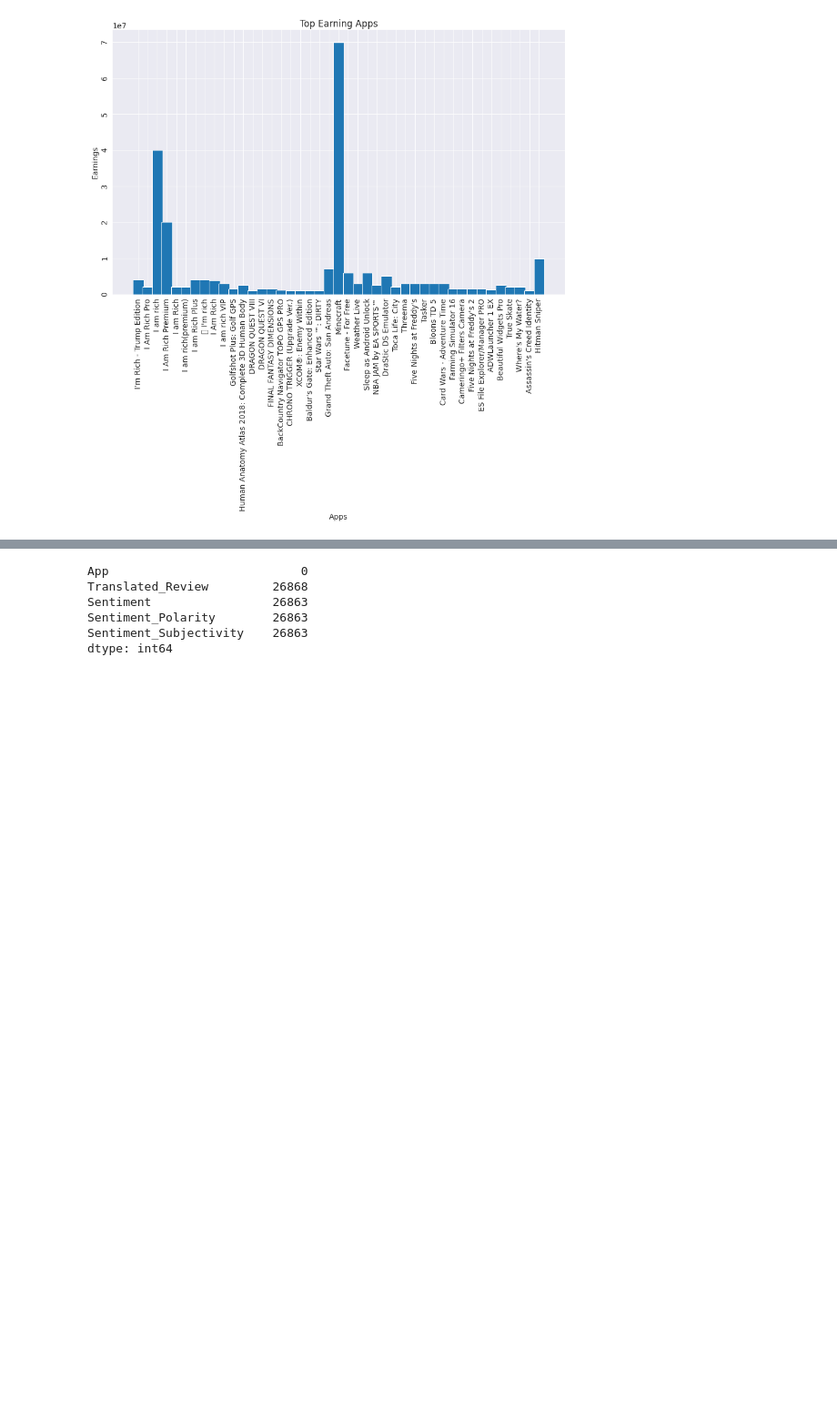
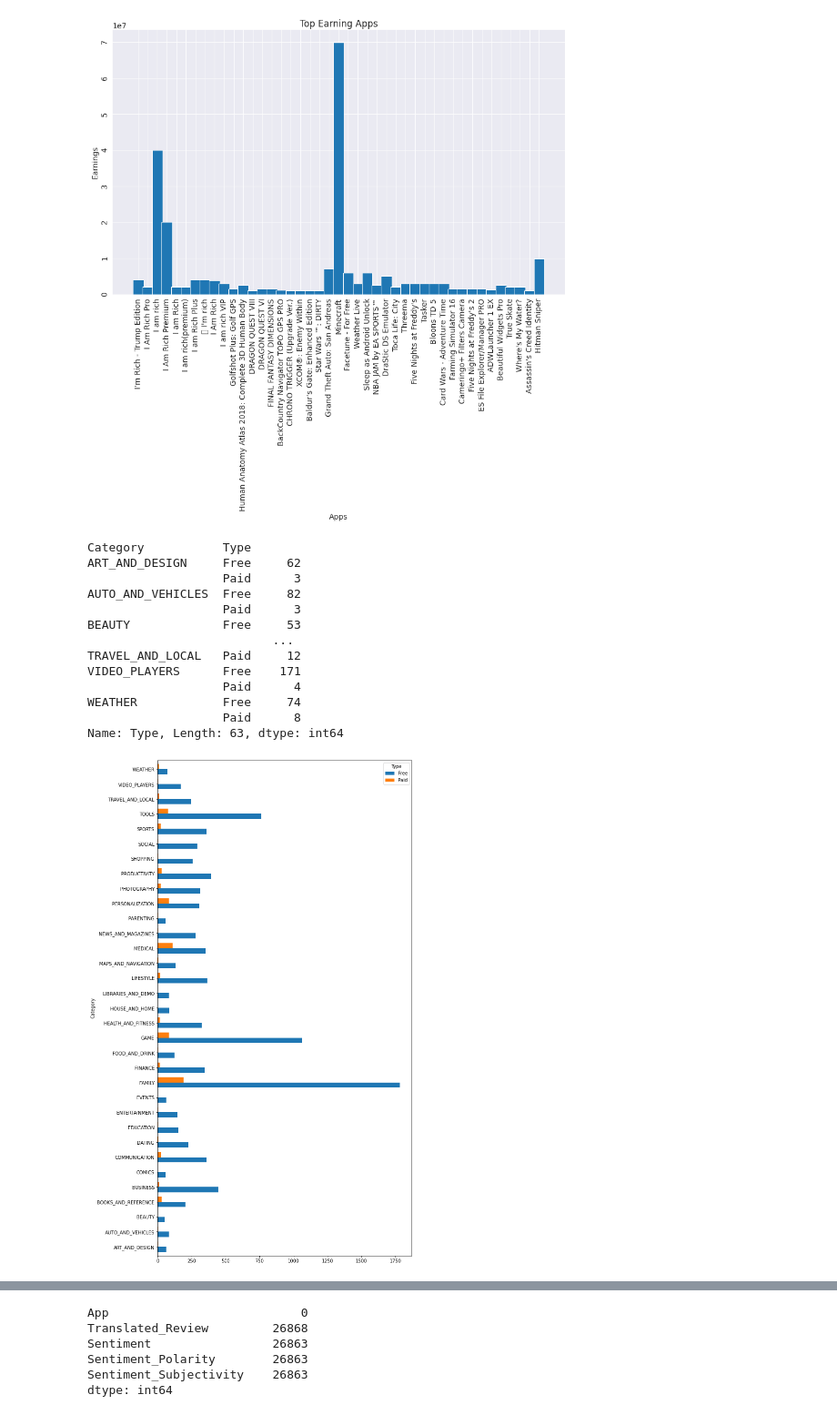
Before and after one commit to Mahima-Shree/Play-Store-App-Review-Analysis, a Jupyter notebook: _AlmaBetter_Mahima_Shree_Play_Store_App_Review_Analysis_Capstone_Project.ipynb, the cells around one changed output, grey strips where cells are left out. Shown at 91% size. Drawn from its saved outputs; the diff is of its cells as text; code cells hidden in the pictures; blank space fills up the shorter version.

```diff
--- a/_AlmaBetter_Mahima_Shree_Play_Store_App_Review_Analysis_Capstone_Project.ipynb
+++ b/_AlmaBetter_Mahima_Shree_Play_Store_App_Review_Analysis_Capstone_Project.ipynb
@@ -624,5 +625,3 @@ play_store['Installs'] = play_store['Installs'].astype(float)
 play_store['Installs'].dtype
 # %% [output]
 dtype('float64')
-# %%
-play_store['Installs'] = play_store.Installs.apply(lambda x: x.strip('+'))
@@ -631,2 +627,0 @@ AttributeError: ignored
-# %%
-play_store['Installs'] = play_store.Installs.apply(lambda x: x.replace(',', ''))
@@ -651,5 +644,3 @@ array([  0.  ,   4.99,   3.99,   6.99,   1.49,   2.99,   7.99,   5.99,
          4.59,  15.46,   3.04,   4.29,   2.6 ,   3.28,   4.6 ,  28.99,
          2.95,   2.9 ,   1.97, 200.  ,  89.99,   2.56,  30.99,   3.61,
        394.99,   1.26,   1.2 ,   1.04])
-# %%
-play_store['Price'] = play_store.Price.apply(lambda x: x.strip('$'))
@@ -963,3 +952,22 @@ plt.tick_params(rotation=90)
 plt.title("Top Earning Apps");
 # %% [output]
 [figure]
+# %%
+print(play_store.groupby('Category')['Type'].value_counts())
+Type_cat = play_store.groupby('Category')['Type'].value_counts().unstack().plot.barh(figsize=(10,20), width=0.7)
+plt.show()
+# %% [output]
+Category           Type
+ART_AND_DESIGN     Free     62
+                   Paid      3
+AUTO_AND_VEHICLES  Free     82
+                   Paid      3
+BEAUTY             Free     53
+                          ...
+TRAVEL_AND_LOCAL   Paid     12
+VIDEO_PLAYERS      Free    171
+                   Paid      4
+WEATHER            Free     74
+                   Paid      8
+Name: Type, Length: 63, dtype: int64
+[figure, added]
```
Also changed, not shown: parts of 9 cells of this notebook.
